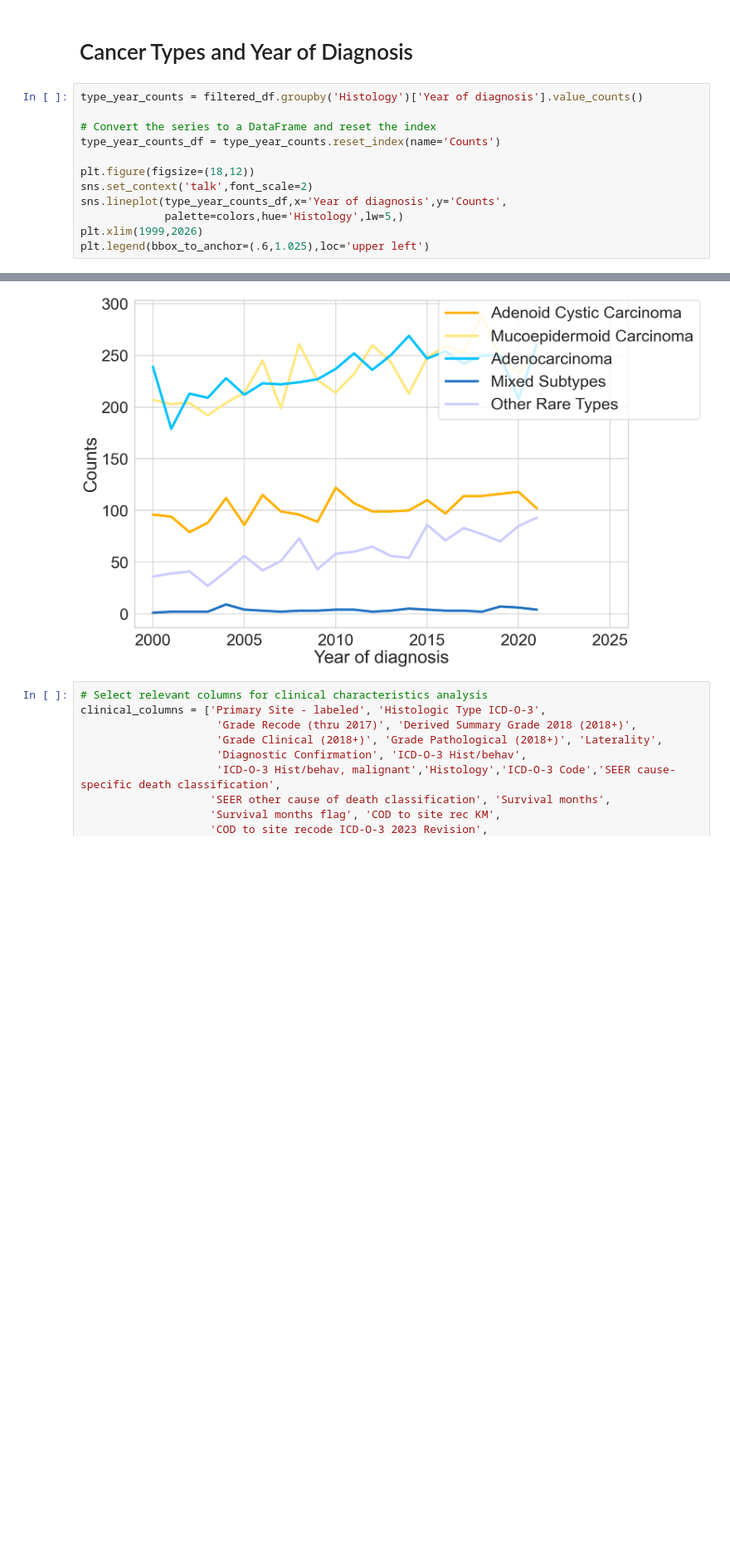
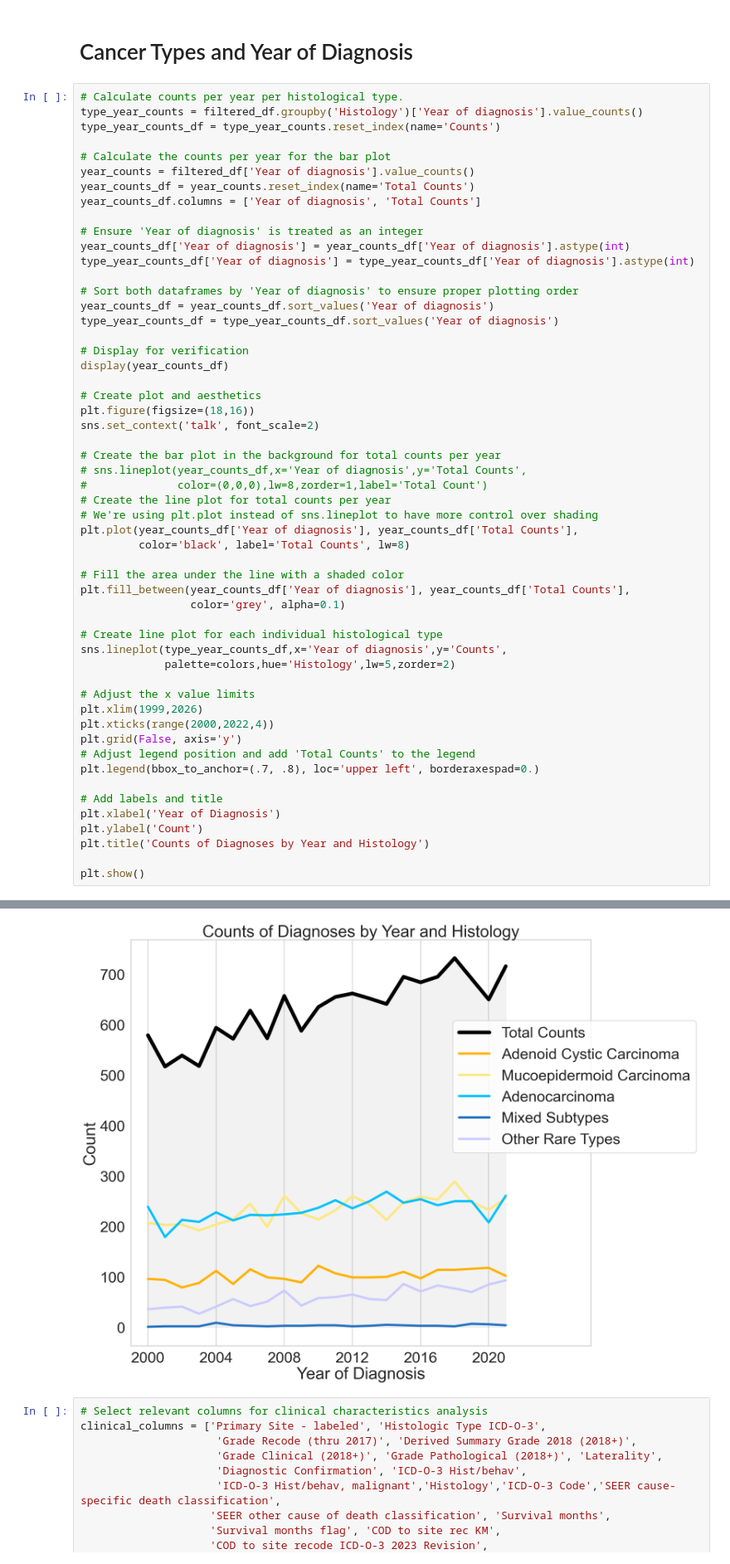
Before and after one commit to obaidkhurram/salivary-tumors, a Jupyter notebook: salivary_tumor_2024.ipynb, the cells around one changed output, grey strips where cells are left out. Shown at 83% size. Drawn from its saved outputs; the diff is of its cells as text; blank space fills up the shorter version.

Commit message:
• Added in histology versus year of diagnosis plot + added totals line to it

```diff
--- a/salivary_tumor_2024.ipynb
+++ b/salivary_tumor_2024.ipynb
@@ -643,15 +643,57 @@ plt.show()
 # %% [markdown]
 # Cancer Types and Year of Diagnosis
 # %%
+# Calculate counts per year per histological type.
 type_year_counts = filtered_df.groupby('Histology')['Year of diagnosis'].value_counts()
-
-# Convert the series to a DataFrame and reset the index
 type_year_counts_df = type_year_counts.reset_index(name='Counts')
 
-plt.figure(figsize=(18,12))
-sns.set_context('talk',font_scale=2)
+# Calculate the counts per year for the bar plot
+year_counts = filtered_df['Year of diagnosis'].value_counts()
+year_counts_df = year_counts.reset_index(name='Total Counts')
+year_counts_df.columns = ['Year of diagnosis', 'Total Counts']
+
+# Ensure 'Year of diagnosis' is treated as an integer
+year_counts_df['Year of diagnosis'] = year_counts_df['Year of diagnosis'].astype(int)
+type_year_counts_df['Year of diagnosis'] = type_year_counts_df['Year of diagnosis'].astype(int)
+
+# Sort both dataframes by 'Year of diagnosis' to ensure proper plotting order
+year_counts_df = year_counts_df.sort_values('Year of diagnosis')
+type_year_counts_df = type_year_counts_df.sort_values('Year of diagnosis')
+
+# Display for verification
+display(year_counts_df)
+
+# Create plot and aesthetics
+plt.figure(figsize=(18,16))
+sns.set_context('talk', font_scale=2)
+
+# Create the bar plot in the background for total counts per year
+# sns.lineplot(year_counts_df,x='Year of diagnosis',y='Total Counts',
+#              color=(0,0,0),lw=8,zorder=1,label='Total Count')
+# Create the line plot for total counts per year
+# We're using plt.plot instead of sns.lineplot to have more control over shading
+plt.plot(year_counts_df['Year of diagnosis'], year_counts_df['Total Counts'],
+         color='black', label='Total Counts', lw=8)
+
+# Fill the area under the line with a shaded color
+plt.fill_between(year_counts_df['Year of diagnosis'], year_counts_df['Total Counts'],
+                 color='grey', alpha=0.1)
+
+# Create line plot for each individual histological type
 sns.lineplot(type_year_counts_df,x='Year of diagnosis',y='Counts',
-             palette=colors,hue='Histology',lw=5,)
+             palette=colors,hue='Histology',lw=5,zorder=2)
+
+# Adjust the x value limits
 plt.xlim(1999,2026)
-plt.legend(bbox_to_anchor=(.6,1.025),loc='upper left')
+plt.xticks(range(2000,2022,4))
+plt.grid(False, axis='y')
+# Adjust legend position and add 'Total Counts' to the legend
+plt.legend(bbox_to_anchor=(.7, .8), loc='upper left', borderaxespad=0.)
+
+# Add labels and title
+plt.xlabel('Year of Diagnosis')
+plt.ylabel('Count')
+plt.title('Counts of Diagnoses by Year and Histology')
+
+plt.show()
 # %% [output]
@@ -659,4 +717,4 @@ plt.legend(bbox_to_anchor=(.6,1.025),loc='upper left')
-[figure, old version]
+[figure, new version]
 # %%
 # Select relevant columns for clinical characteristics analysis
 clinical_columns = ['Primary Site - labeled', 'Histologic Type ICD-O-3',
```
Also changed, not shown: parts of 1 cell of this notebook.
